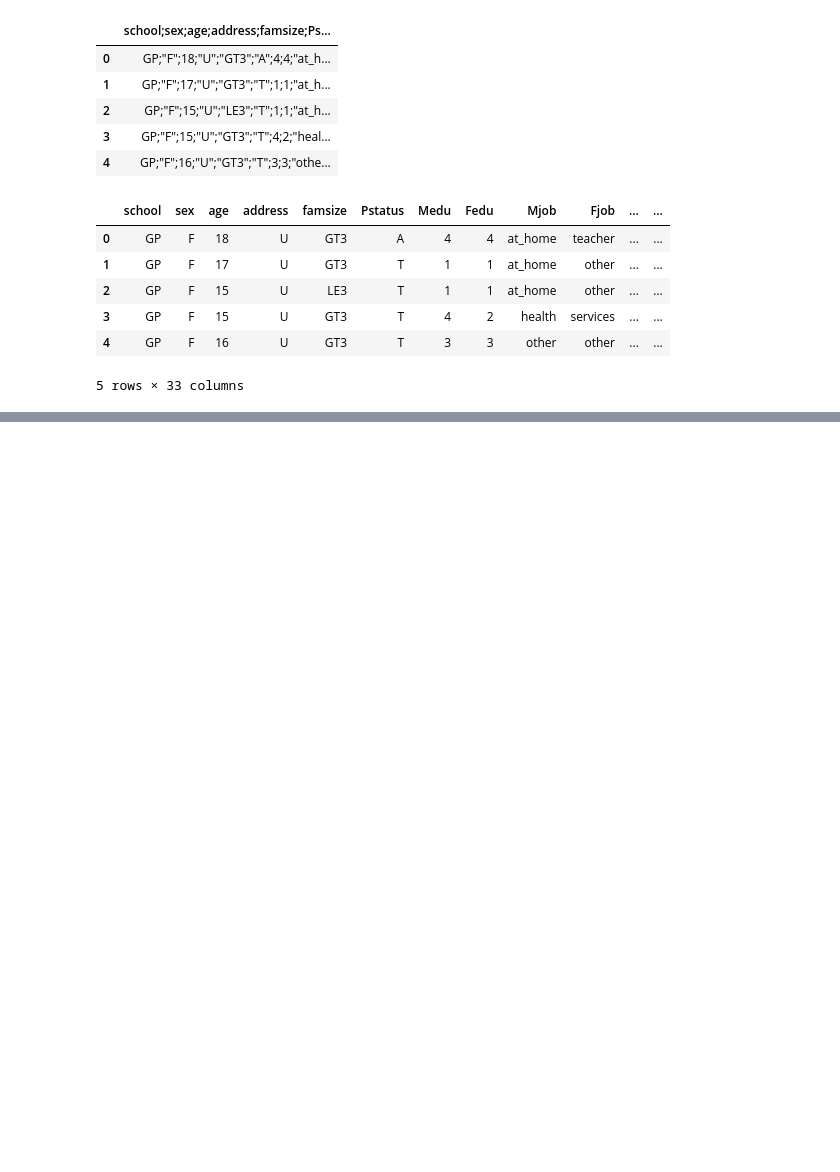
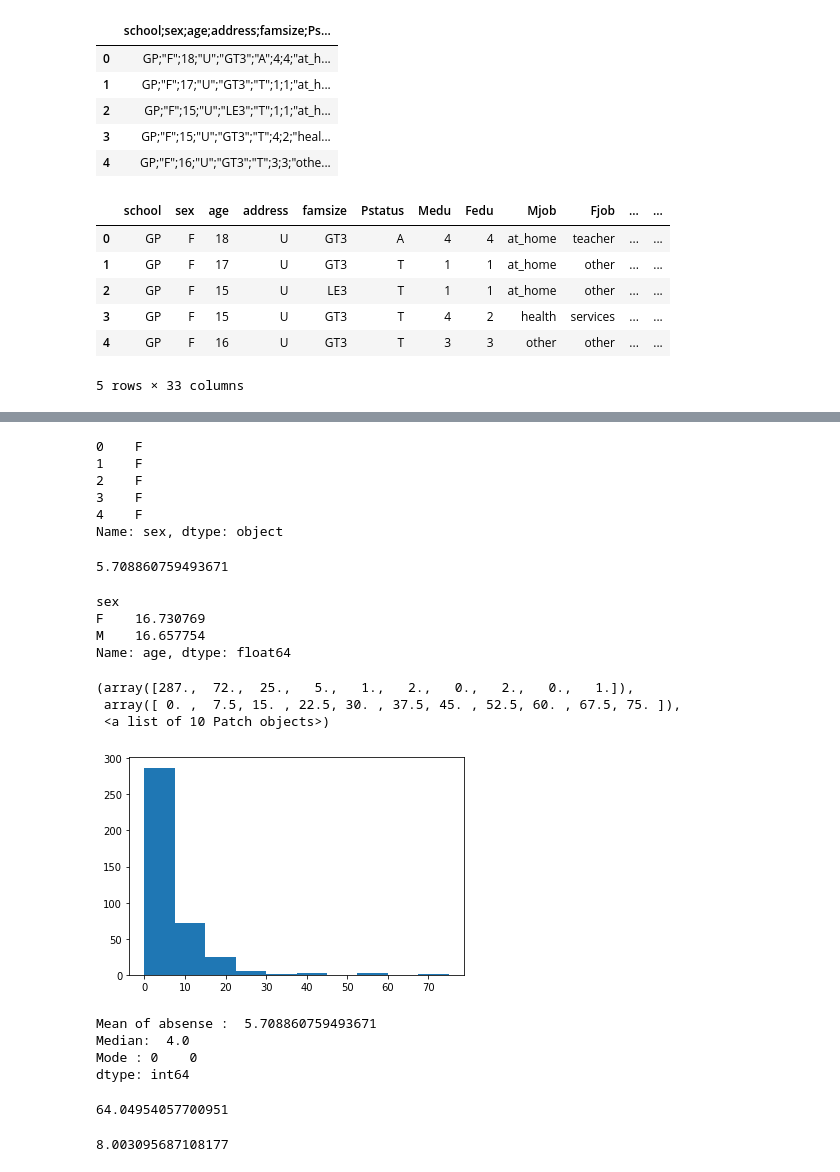
Before and after one commit to ducksfrogs/jup_matome, a Jupyter notebook: book_matsuo_class/notes/Untitled.ipynb, the cells around one changed output, grey strips where cells are left out. Saved outputs shown, nothing was run; the diff lists cells and outputs as text; code cells hidden in the pictures; blank space fills up the shorter version.

```diff
--- a/book_matsuo_class/notes/Untitled.ipynb
+++ b/book_matsuo_class/notes/Untitled.ipynb
@@ -37,0 +60,44 @@ student_data_math.describe()
+# %%
+student_data_math['sex'].head()
+# %% [output]
+0    F
+1    F
+2    F
+3    F
+4    F
+Name: sex, dtype: object
+# %%
+student_data_math['absences'].mean()
+# %% [output]
+5.708860759493671
+# %%
+student_data_math.groupby('sex')['age'].mean()
+# %% [output]
+sex
+F    16.730769
+M    16.657754
+Name: age, dtype: float64
+# %%
+plt.hist(student_data_math['absences'])
+# %% [output]
+(array([287.,  72.,  25.,   5.,   1.,   2.,   0.,   2.,   0.,   1.]),
+ array([ 0. ,  7.5, 15. , 22.5, 30. , 37.5, 45. , 52.5, 60. , 67.5, 75. ]),
+ <a list of 10 Patch objects>)
+[figure, added]
+# %%
+print("Mean of absense : ", student_data_math['absences'].mean())
+print("Median: ",student_data_math['absences'].median())
+print("Mode :", student_data_math['absences'].mode())
+# %% [output]
+Mean of absense :  5.708860759493671
+Median:  4.0
+Mode : 0    0
+dtype: int64
+# %%
+student_data_math['absences'].var()
+# %% [output]
+64.04954057700951
+# %%
+student_data_math['absences'].std()
+# %% [output]
+8.003095687108177
```
Also changed, not shown: parts of 16 cells of this notebook.
